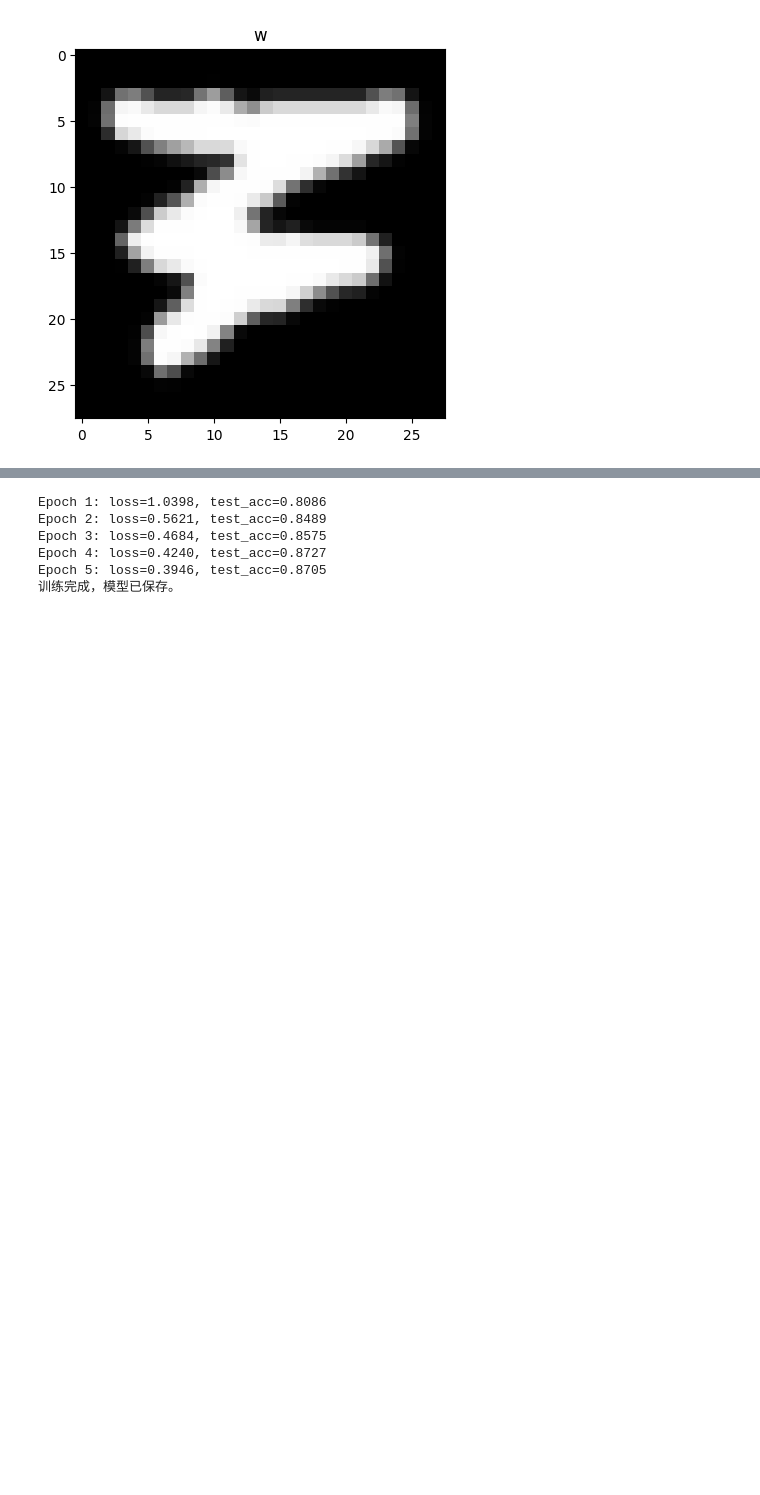
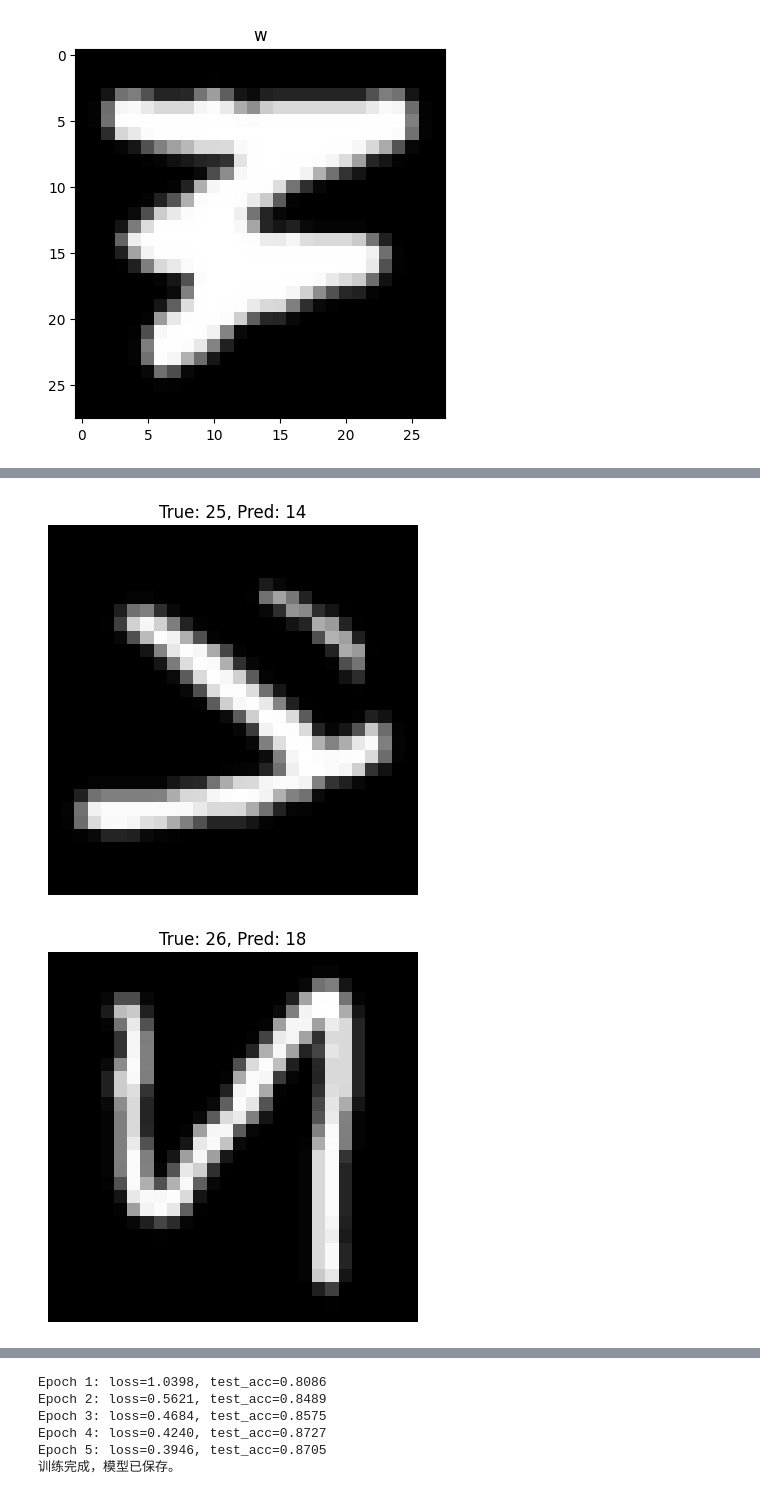
Before and after one commit to yifan-lee/Machine_Learning, a Jupyter notebook: test.ipynb, the cells around one changed output, grey strips where cells are left out. Cells and saved outputs as stored; diff of their text form; code cells hidden in the pictures; blank space fills up the shorter version.

```diff
--- a/test.ipynb
+++ b/test.ipynb
@@ -57,0 +99,13 @@ from utils.eval_model import evaluate, evaluate_CNN
+# %%
+
+for i in range(len(xAll)):
+    x = xAll[i]
+    y = yAll[i]
+    predict = predictAll[i]
+    plt.figure()
+    plt.imshow(x.squeeze(), cmap='gray')
+    plt.title(f"True: {y}, Pred: {predict}")
+    plt.axis('off')
+# %% [output]
+[figure, added]
+[figure, added]
```
Also changed, not shown: parts of 17 cells of this notebook, 9 other files.
